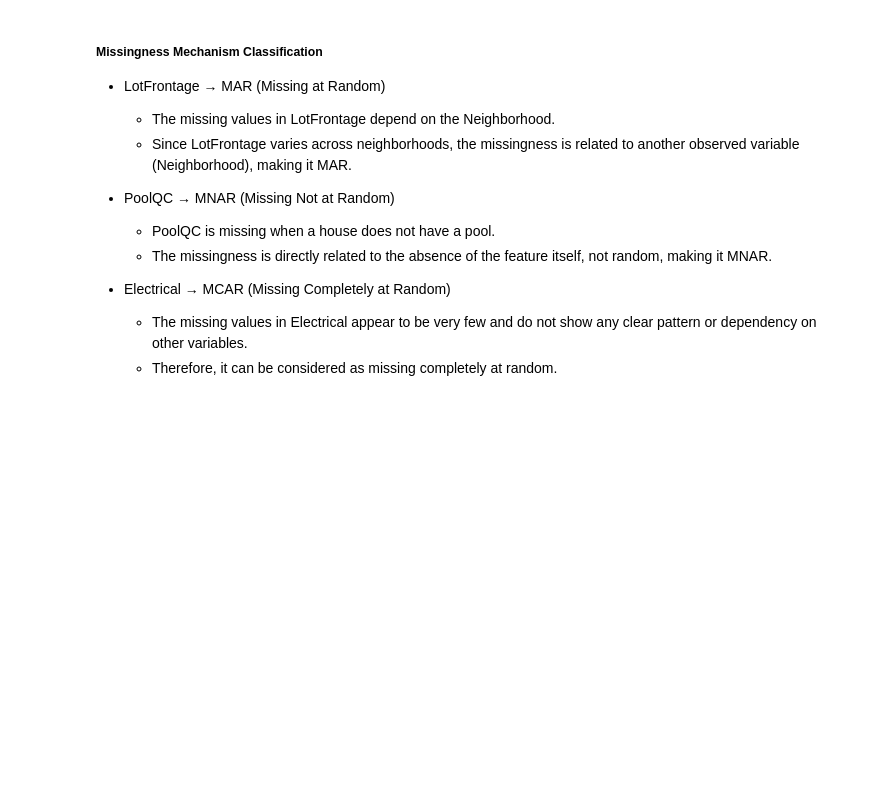
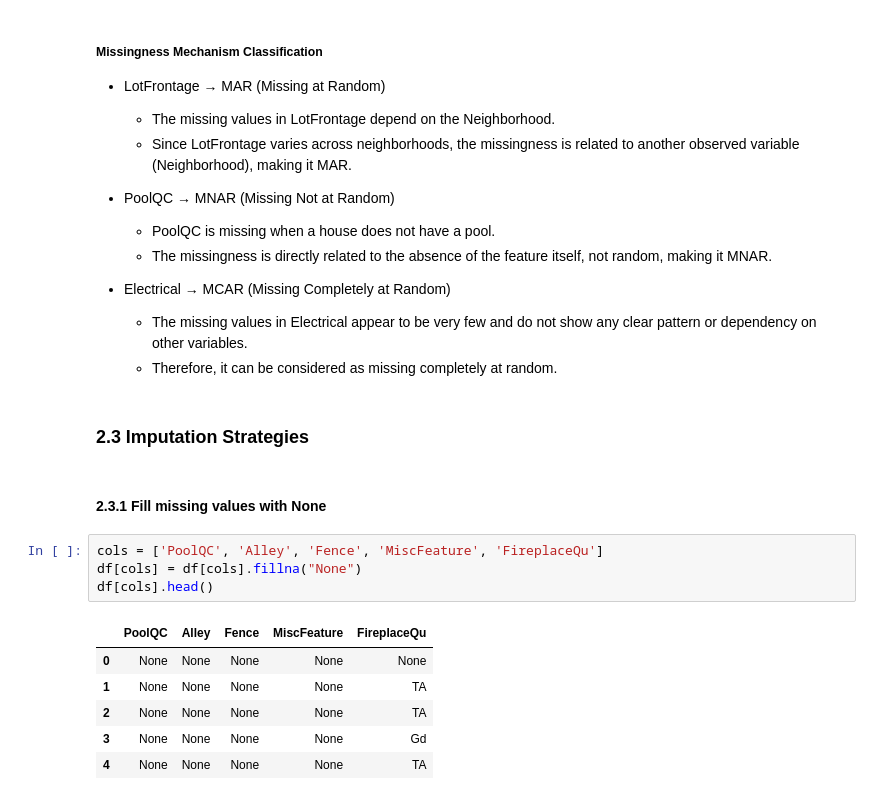
Before and after one commit to pinithasavidya617/pandas-data-analysis-practice, a Jupyter notebook: Data Processing Project/ames_analysis.ipynb, the cells around one changed output. Drawn from its saved outputs; the diff is of its cells as text; blank space fills up the shorter version.

Commit message:
Add Imputation strategies

```diff
--- a/Data Processing Project/ames_analysis.ipynb
+++ b/Data Processing Project/ames_analysis.ipynb
@@ -426,3 +426,18 @@ Name: LotFrontage, dtype: float64
 - Electrical → MCAR (Missing Completely at Random)
   - The missing values in Electrical appear to be very few and do not show any clear pattern or dependency on other variables.
   - Therefore, it can be considered as missing completely at random.
+# %% [markdown]
+### 2.3 Imputation Strategies
+# %% [markdown]
+#### 2.3.1 Fill missing values with None
+# %%
+cols = ['PoolQC', 'Alley', 'Fence', 'MiscFeature', 'FireplaceQu']
+df[cols] = df[cols].fillna("None")
+df[cols].head()
+# %% [output]
+|  | PoolQC | Alley | Fence | MiscFeature | FireplaceQu |
+| 0 | None | None | None | None | None |
+| 1 | None | None | None | None | TA |
+| 2 | None | None | None | None | TA |
+| 3 | None | None | None | None | Gd |
+| 4 | None | None | None | None | TA |
```
Also changed, not shown: parts of 10 cells of this notebook.
